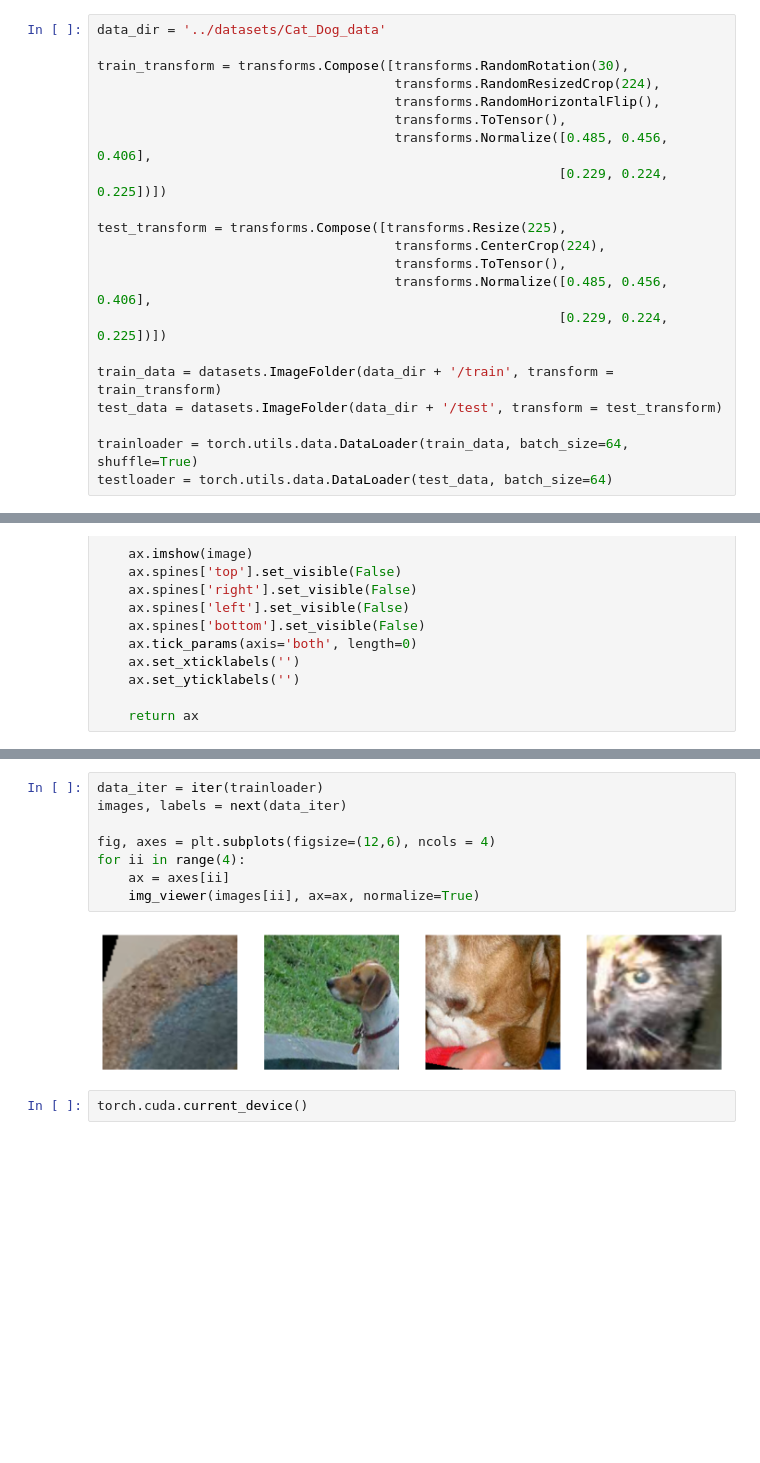
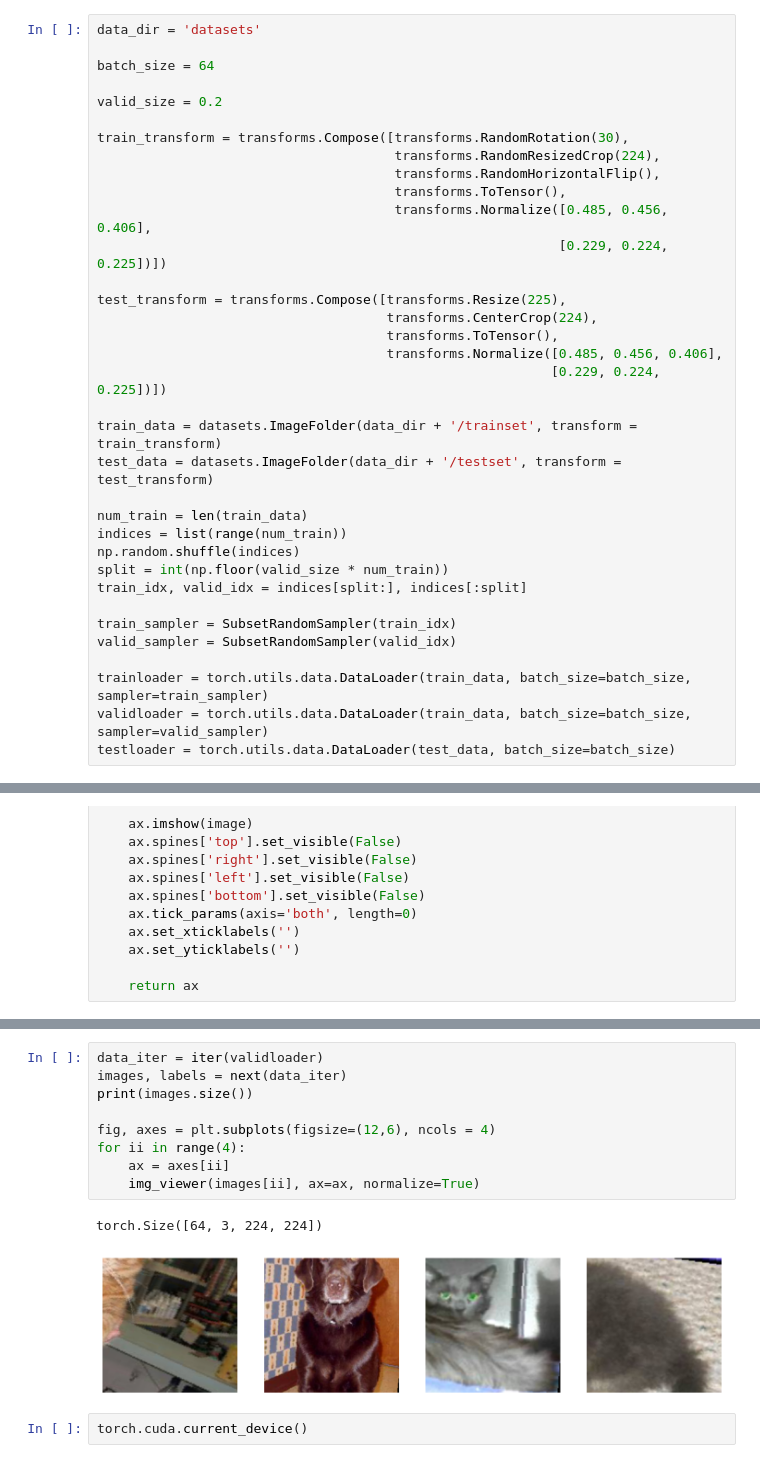
Before and after one commit to shiva-adith/neural_networks, a Jupyter notebook: dogsOrcats/Classfier.ipynb, the cells around one changed output, grey strips where cells are left out. Cells and saved outputs as stored; diff of their text form; blank space fills up the shorter version.

```diff
--- a/dogsOrcats/Classfier.ipynb
+++ b/dogsOrcats/Classfier.ipynb
@@ -10,5 +48,9 @@ import matplotlib.pyplot as plt
 # %%
-data_dir = '../datasets/Cat_Dog_data'
+data_dir = 'datasets'
+
+batch_size = 64
+
+valid_size = 0.2
 
 train_transform = transforms.Compose([transforms.RandomRotation(30),
                                       transforms.RandomResizedCrop(224),
@@ -18,16 +60,26 @@ train_transform = transforms.Compose([transforms.RandomRotation(30),
                                                            [0.229, 0.224, 0.225])])
 
 test_transform = transforms.Compose([transforms.Resize(225),
-                                      transforms.CenterCrop(224),
-                                      transforms.ToTensor(),
-                                      transforms.Normalize([0.485, 0.456, 0.406],
-                                                           [0.229, 0.224, 0.225])])
+                                     transforms.CenterCrop(224),
+                                     transforms.ToTensor(),
+                                     transforms.Normalize([0.485, 0.456, 0.406],
+                                                          [0.229, 0.224, 0.225])])
 
-train_data = datasets.ImageFolder(data_dir + '/train', transform = train_transform)
-test_data = datasets.ImageFolder(data_dir + '/test', transform = test_transform)
+train_data = datasets.ImageFolder(data_dir + '/trainset', transform = train_transform)
+test_data = datasets.ImageFolder(data_dir + '/testset', transform = test_transform)
 
-trainloader = torch.utils.data.DataLoader(train_data, batch_size=64, shuffle=True)
-testloader = torch.utils.data.DataLoader(test_data, batch_size=64)
+num_train = len(train_data)
+indices = list(range(num_train))
+np.random.shuffle(indices)
+split = int(np.floor(valid_size * num_train))
+train_idx, valid_idx = indices[split:], indices[:split]
+
+train_sampler = SubsetRandomSampler(train_idx)
+valid_sampler = SubsetRandomSampler(valid_idx)
+
+trainloader = torch.utils.data.DataLoader(train_data, batch_size=batch_size, sampler=train_sampler)
+validloader = torch.utils.data.DataLoader(train_data, batch_size=batch_size, sampler=valid_sampler)
+testloader = torch.utils.data.DataLoader(test_data, batch_size=batch_size)
 # %%
 train_data
 # %% [output]
@@ -68,13 +130,15 @@ def img_viewer(image, ax=None, title=None, normalize=True):
 # %%
-data_iter = iter(trainloader)
+data_iter = iter(validloader)
 images, labels = next(data_iter)
+print(images.size())
 
 fig, axes = plt.subplots(figsize=(12,6), ncols = 4)
 for ii in range(4):
     ax = axes[ii]
     img_viewer(images[ii], ax=ax, normalize=True)
 # %% [output]
+torch.Size([64, 3, 224, 224])
-[figure, old version]
+[figure, new version]
 # %%
 torch.cuda.current_device()
 # %% [output]
```
Also changed, not shown: parts of 27 cells of this notebook.
